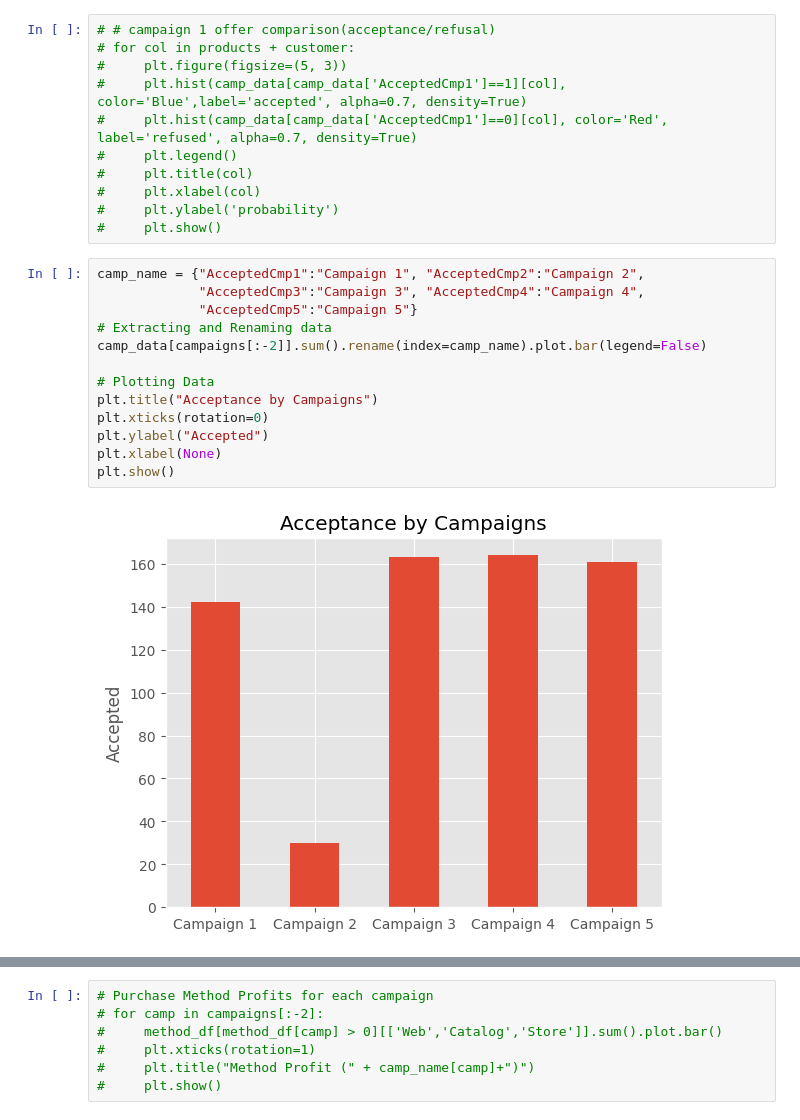
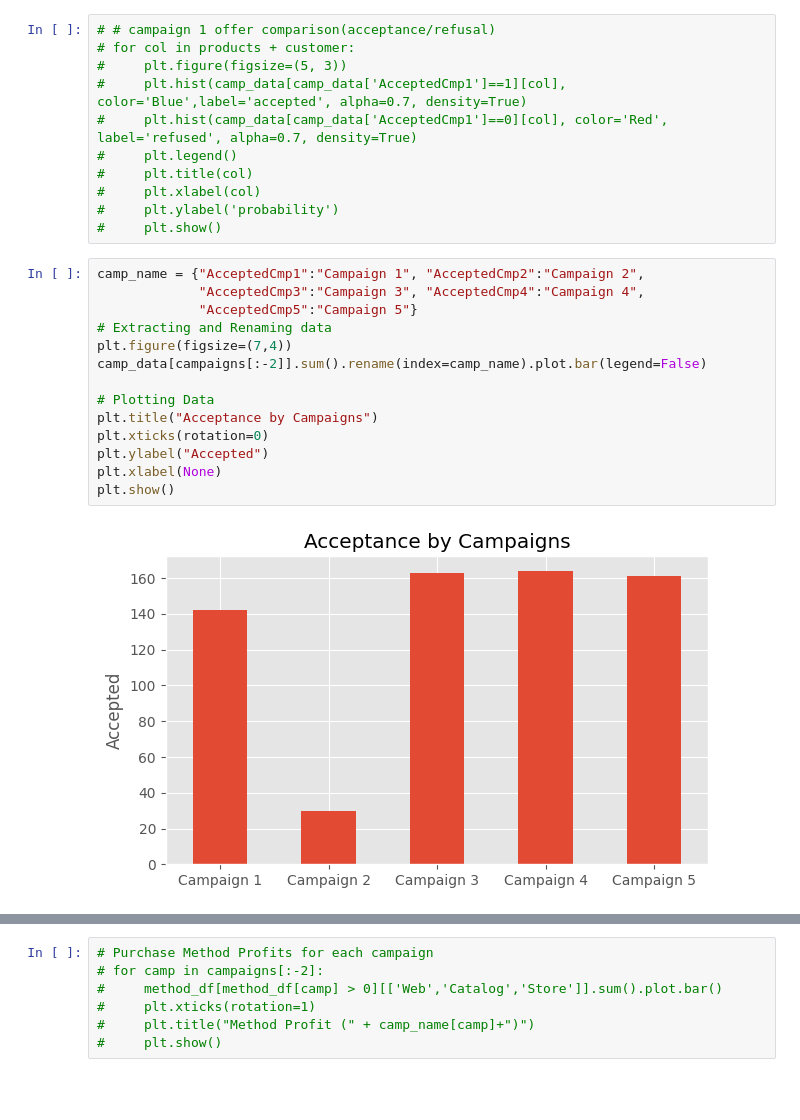
Before and after one commit to DottL/MarketingAnalysis, a Jupyter notebook: MarketingCampaignsAnalysis.ipynb, the cells around one changed output, grey strips where cells are left out. Drawn from its saved outputs; the diff is of its cells as text; blank space fills up the shorter version.

```diff
--- a/MarketingCampaignsAnalysis.ipynb
+++ b/MarketingCampaignsAnalysis.ipynb
@@ -110,18 +145,19 @@ plt.show()
 # %%
 camp_name = {"AcceptedCmp1":"Campaign 1", "AcceptedCmp2":"Campaign 2",
              "AcceptedCmp3":"Campaign 3", "AcceptedCmp4":"Campaign 4",
              "AcceptedCmp5":"Campaign 5"}
 # Extracting and Renaming data
+plt.figure(figsize=(7,4))
 camp_data[campaigns[:-2]].sum().rename(index=camp_name).plot.bar(legend=False)
 
 # Plotting Data
 plt.title("Acceptance by Campaigns")
 plt.xticks(rotation=0)
 plt.ylabel("Accepted")
 plt.xlabel(None)
 plt.show()
 # %% [output]
-[figure, old version]
+[figure, new version]
 # %%
 # create dictionary for profit by campaigns
 profit_by_camp = {}
```
Also changed, not shown: parts of 39 cells of this notebook.
